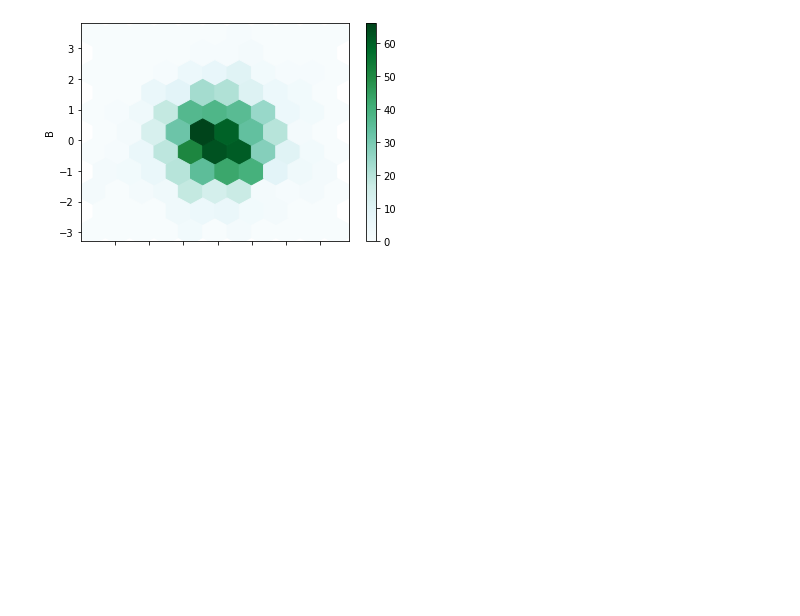
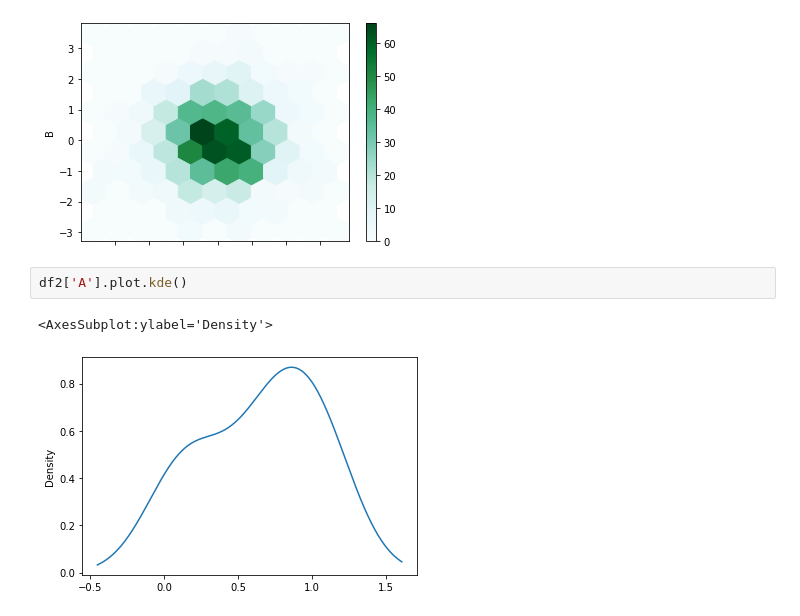
Before and after one commit to MertKara2000/Pandas, a Jupyter notebook: Pandas.ipynb, the cells around one changed output. Saved outputs shown, nothing was run; the diff lists cells and outputs as text; blank space fills up the shorter version.

```diff
--- a/Pandas.ipynb
+++ b/Pandas.ipynb
@@ -805,3 +805,8 @@ df.plot.hexbin(x='A', y='B', gridsize=10)
 # %% [output]
 <AxesSubplot:xlabel='A', ylabel='B'>
 [figure]
+# %%
+df2['A'].plot.kde()
+# %% [output]
+<AxesSubplot:ylabel='Density'>
+[figure, added]
```
Also changed, not shown: parts of 2 cells of this notebook.
